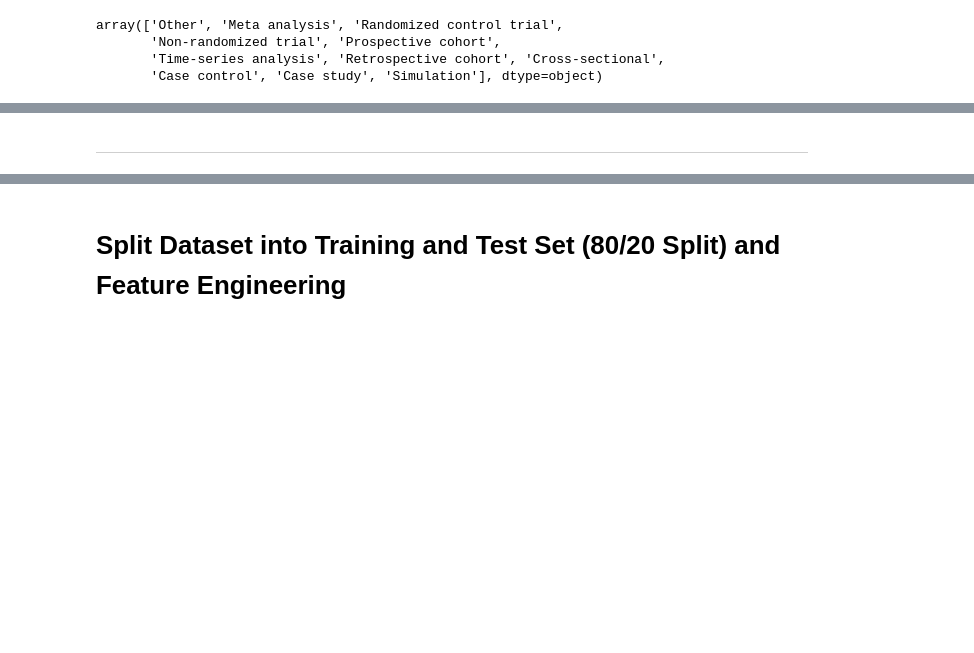
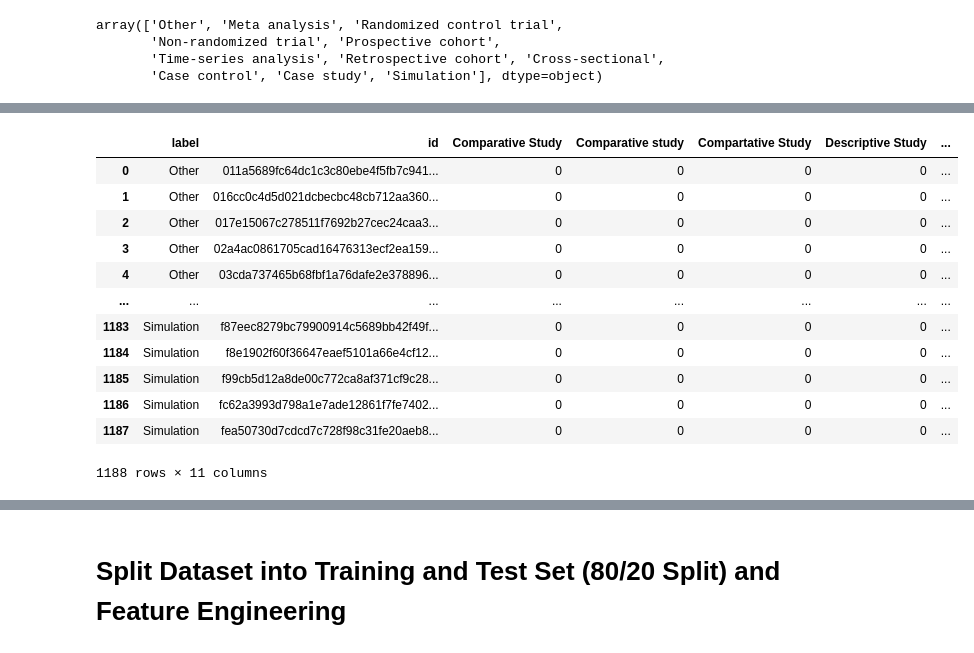
Before and after one commit to mindyng/Covid19, a Jupyter notebook: BaselineModels_LocalRun.ipynb, the cells around one changed output, grey strips where cells are left out. Saved outputs shown, nothing was run; the diff lists cells and outputs as text; code cells hidden in the pictures; blank space fills up the shorter version.

```diff
--- a/BaselineModels_LocalRun.ipynb
+++ b/BaselineModels_LocalRun.ipynb
@@ -541,2 +544,22 @@ array(['Other', 'Meta analysis', 'Randomized control trial',
-# %% [markdown]
-____
+# %%
+#One hot encoding on mapped
+one_hot = pd.get_dummies(df3['mapped'])
+#drop mapped column as it is encoded now
+df3 = df3.drop('mapped',axis = 1)
+# Join the encoded mapped to df3
+df3 = df3.join(one_hot)
+df3
+# %% [output]
+|  | label | id | Comparative Study | Comparative study | Compartative Study | Descriptive Study | ... |
+| 0 | Other | 011a5689fc64dc1c3c80ebe4f5fb7c941... | 0 | 0 | 0 | 0 | ... |
+| 1 | Other | 016cc0c4d5d021dcbecbc48cb712aa360... | 0 | 0 | 0 | 0 | ... |
+| 2 | Other | 017e15067c278511f7692b27cec24caa3... | 0 | 0 | 0 | 0 | ... |
+| 3 | Other | 02a4ac0861705cad16476313ecf2ea159... | 0 | 0 | 0 | 0 | ... |
+| 4 | Other | 03cda737465b68fbf1a76dafe2e378896... | 0 | 0 | 0 | 0 | ... |
+| ... | ... | ... | ... | ... | ... | ... | ... |
+| 1183 | Simulation | f87eec8279bc79900914c5689bb42f49f... | 0 | 0 | 0 | 0 | ... |
+| 1184 | Simulation | f8e1902f60f36647eaef5101a66e4cf12... | 0 | 0 | 0 | 0 | ... |
+| 1185 | Simulation | f99cb5d12a8de00c772ca8af371cf9c28... | 0 | 0 | 0 | 0 | ... |
+| 1186 | Simulation | fc62a3993d798a1e7ade12861f7fe7402... | 0 | 0 | 0 | 0 | ... |
+| 1187 | Simulation | fea50730d7cdcd7c728f98c31fe20aeb8... | 0 | 0 | 0 | 0 | ... |
+1188 rows × 11 columns
```
Also changed, not shown: parts of 10 cells of this notebook.
